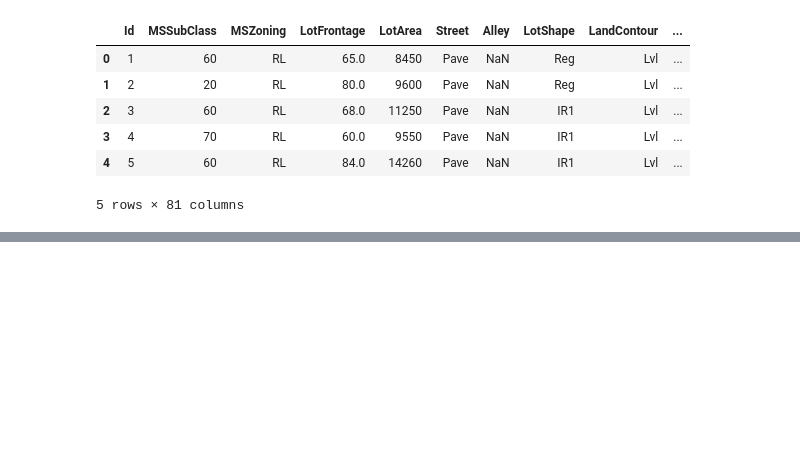
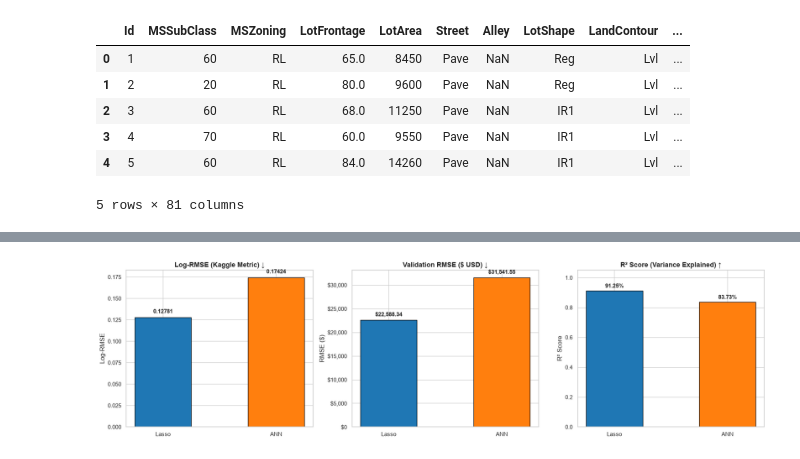
Before and after one commit to chavdatirth/Data-Science-project, a Jupyter notebook: House_Prices_Prediction.ipynb, the cells around one changed output, grey strips where cells are left out. Cells and saved outputs as stored; diff of their text form; code cells hidden in the pictures; blank space fills up the shorter version.

```diff
--- a/House_Prices_Prediction.ipynb
+++ b/House_Prices_Prediction.ipynb
@@ -565,0 +468,33 @@ Predicted House Price: [211971.88335633]
+# %%
+# Figure 2: Model Performance Metrics Comparison (Bar Charts)
+fig, axes = plt.subplots(1, 3, figsize=(18, 5))
+models = ['Lasso', 'ANN']
+colors = ['#1f77b4', '#ff7f0e']
+
+# Subplot 1: Log-RMSE (Lower is better)
+axes[0].bar(models, [lasso_rmse_log, ann_rmse_log], color=colors, width=0.5, edgecolor='black')
+axes[0].set_title("Log-RMSE (Kaggle Metric) ↓", fontsize=13, fontweight='bold')
+axes[0].set_ylabel("Log-RMSE")
+for i, v in enumerate([lasso_rmse_log, ann_rmse_log]):
+    axes[0].text(i, v + 0.005, f"{v:.5f}", ha='center', fontweight='bold')
+
+# Subplot 2: RMSE in USD (Lower is better)
+axes[1].bar(models, [lasso_rmse_orig, ann_rmse_orig], color=colors, width=0.5, edgecolor='black')
+axes[1].set_title("Validation RMSE ($ USD) ↓", fontsize=13, fontweight='bold')
+axes[1].set_ylabel("RMSE ($)")
+axes[1].get_yaxis().set_major_formatter(plt.FuncFormatter(lambda x, loc: "${:,}".format(int(x))))
+for i, v in enumerate([lasso_rmse_orig, ann_rmse_orig]):
+    axes[1].text(i, v + 800, f"${v:,.2f}", ha='center', fontweight='bold')
+
+# Subplot 3: R2 Score (Higher is better)
+axes[2].bar(models, [lasso_r2, ann_r2], color=colors, width=0.5, edgecolor='black')
+axes[2].set_title("R² Score (Variance Explained) ↑", fontsize=13, fontweight='bold')
+axes[2].set_ylabel("R² Score")
+axes[2].set_ylim(0, 1.05)
+for i, v in enumerate([lasso_r2, ann_r2]):
+    axes[2].text(i, v + 0.02, f"{v:.2%}", ha='center', fontweight='bold')
+
+plt.tight_layout()
+plt.show()
+# %% [output]
+[figure, added]
```
Also changed, not shown: parts of 54 cells of this notebook, 4 other files.
